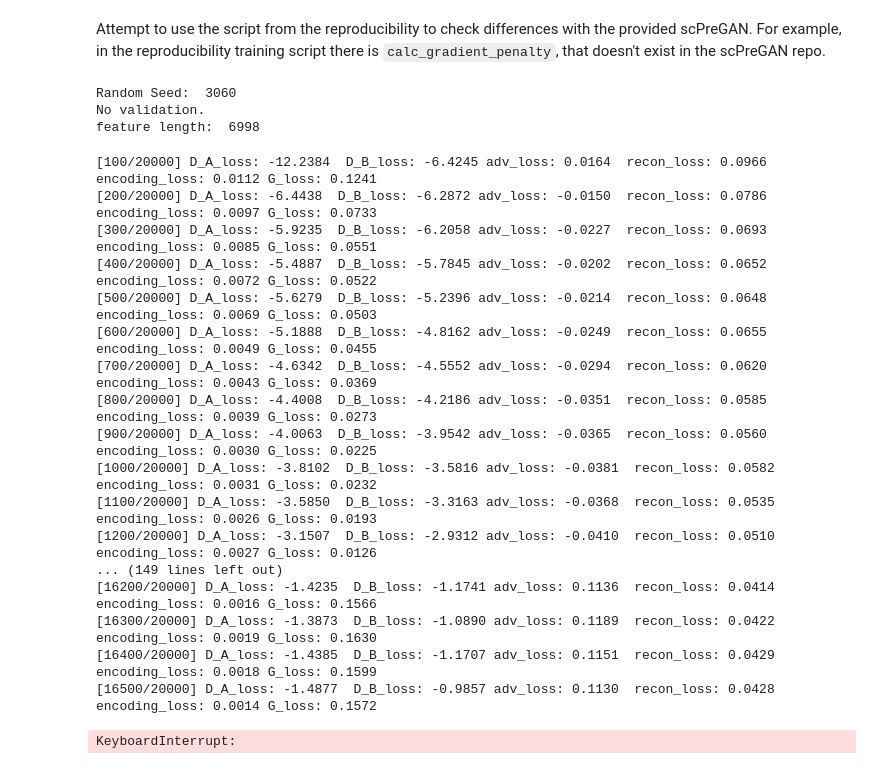
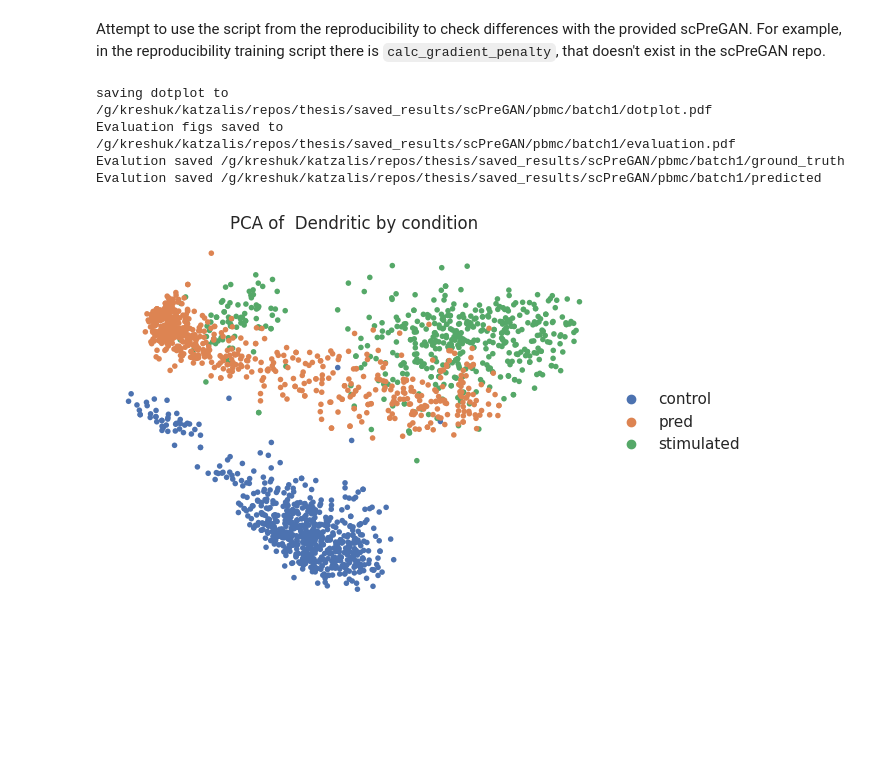
Before and after one commit to thodkatz/thesis, a Jupyter notebook: experiments/scPreGan.ipynb, the cells around one changed output. Drawn from its saved outputs; the diff is of its cells as text; code cells hidden in the pictures; blank space fills up the shorter version.

```diff
--- a/experiments/scPreGan.ipynb
+++ b/experiments/scPreGan.ipynb
@@ -112,7 +135,19 @@ Writing metrics to /g/kreshuk/katzalis/repos/thesis/saved_results/metrics.csv
 # %% [markdown]
 Attempt to use the script from the reproducibility to check differences with the provided scPreGAN. For example, in the reproducibility training script there is `calc_gradient_penalty`, that doesn't exist in the scPreGAN repo.
 # %%
-from scPreGAN.reproducibility.scPreGAN_OOD_prediction import train_scPreGAN
+from scPreGAN.reproducibility.scPreGAN_OOD_prediction import train_and_predict
+
+
+model_config_reproducible_pbmc = ModelConfig(
+    model_name="scPreGAN",
+    dataset_name="pbmc",
+    experiment_name="reproducible",
+    perturbation="ifn-b",
+    cell_type_key="cell_type",
+    root_path=SAVED_RESULTS_PATH
+)
+
+output_path_reproducible = model_config_reproducible_pbmc.get_batch_path(batch=batch)
 
 opt = {
     'cuda': True,
@@ -121,12 +156,12 @@ opt = {
     'condition_key': 'condition',
     'condition': {"case": "stimulated", "control": "control"},
     'cell_type_key': 'cell_type',
-    'prediction_type': None,
+    'prediction_type': 'Dendritic',
     'out_sample_prediction': True,
     'manual_seed': 3060,
     'data_name': 'pbmc',
     'model_name': 'pbmc_OOD',
-    'outf': pbmc_path,
+    'outf': output_path_reproducible,
     'validation': False,
     'valid_dataPath': None,
     'use_sn': True,
@@ -150,30 +185,25 @@ config = {
     "z_dim": 16
 }
 
-opt['out_sample_prediction'] = True
-opt['prediction_type'] = "Dendritic"
 
-
-train_scPreGAN(opt=opt, config=config)
+pred_perturbed_reproducible_adata = train_and_predict(opt=opt, config=config, tensorboard_path=model_config_reproducible_pbmc.get_batch_log_path(batch))
-# %% [output]
-Random Seed:  3060
-No validation.
-feature length:  6998
-[100/20000] D_A_loss: -12.2384  D_B_loss: -6.4245 adv_loss: 0.0164  recon_loss: 0.0966 encoding_loss: 0.0112 G_loss: 0.1241
-[200/20000] D_A_loss: -6.4438  D_B_loss: -6.2872 adv_loss: -0.0150  recon_loss: 0.0786 encoding_loss: 0.0097 G_loss: 0.0733
-[300/20000] D_A_loss: -5.9235  D_B_loss: -6.2058 adv_loss: -0.0227  recon_loss: 0.0693 encoding_loss: 0.0085 G_loss: 0.0551
-[400/20000] D_A_loss: -5.4887  D_B_loss: -5.7845 adv_loss: -0.0202  recon_loss: 0.0652 encoding_loss: 0.0072 G_loss: 0.0522
-[500/20000] D_A_loss: -5.6279  D_B_loss: -5.2396 adv_loss: -0.0214  recon_loss: 0.0648 encoding_loss: 0.0069 G_loss: 0.0503
-[600/20000] D_A_loss: -5.1888  D_B_loss: -4.8162 adv_loss: -0.0249  recon_loss: 0.0655 encoding_loss: 0.0049 G_loss: 0.0455
-[700/20000] D_A_loss: -4.6342  D_B_loss: -4.5552 adv_loss: -0.0294  recon_loss: 0.0620 encoding_loss: 0.0043 G_loss: 0.0369
-[800/20000] D_A_loss: -4.4008  D_B_loss: -4.2186 adv_loss: -0.0351  recon_loss: 0.0585 encoding_loss: 0.0039 G_loss: 0.0273
-[900/20000] D_A_loss: -4.0063  D_B_loss: -3.9542 adv_loss: -0.0365  recon_loss: 0.0560 encoding_loss: 0.0030 G_loss: 0.0225
-[1000/20000] D_A_loss: -3.8102  D_B_loss: -3.5816 adv_loss: -0.0381  recon_loss: 0.0582 encoding_loss: 0.0031 G_loss: 0.0232
-[1100/20000] D_A_loss: -3.5850  D_B_loss: -3.3163 adv_loss: -0.0368  recon_loss: 0.0535 encoding_loss: 0.0026 G_loss: 0.0193
-[1200/20000] D_A_loss: -3.1507  D_B_loss: -2.9312 adv_loss: -0.0410  recon_loss: 0.0510 encoding_loss: 0.0027 G_loss: 0.0126
-... (149 lines left out)
-[16200/20000] D_A_loss: -1.4235  D_B_loss: -1.1741 adv_loss: 0.1136  recon_loss: 0.0414 encoding_loss: 0.0016 G_loss: 0.1566
-[16300/20000] D_A_loss: -1.3873  D_B_loss: -1.0890 adv_loss: 0.1189  recon_loss: 0.0422 encoding_loss: 0.0019 G_loss: 0.1630
-[16400/20000] D_A_loss: -1.4385  D_B_loss: -1.1707 adv_loss: 0.1151  recon_loss: 0.0429 encoding_loss: 0.0018 G_loss: 0.1599
-[16500/20000] D_A_loss: -1.4877  D_B_loss: -0.9857 adv_loss: 0.1130  recon_loss: 0.0428 encoding_loss: 0.0014 G_loss: 0.1572
-KeyboardInterrupt:
+# %%
+#
+from thesis.evaluation import evaluation_out_of_sample
+
+
+evaluation_out_of_sample(
+    model_config=model_config_reproducible_pbmc,
+    input=control_test_adata,
+    ground_truth=perturb_test_adata,
+    predicted=pred_perturbed_reproducible_adata,
+    output_path=model_config_pbmc.get_batch_path(batch),
+    save_plots=True,
+    append_metrics=False
+    )
+# %% [output]
+saving dotplot to /g/kreshuk/katzalis/repos/thesis/saved_results/scPreGAN/pbmc/batch1/dotplot.pdf
+Evaluation figs saved to /g/kreshuk/katzalis/repos/thesis/saved_results/scPreGAN/pbmc/batch1/evaluation.pdf
+Evalution saved /g/kreshuk/katzalis/repos/thesis/saved_results/scPreGAN/pbmc/batch1/ground_truth
+Evalution saved /g/kreshuk/katzalis/repos/thesis/saved_results/scPreGAN/pbmc/batch1/predicted
+[figure, added]
```
Also changed, not shown: parts of 10 cells of this notebook, 4 other files.
